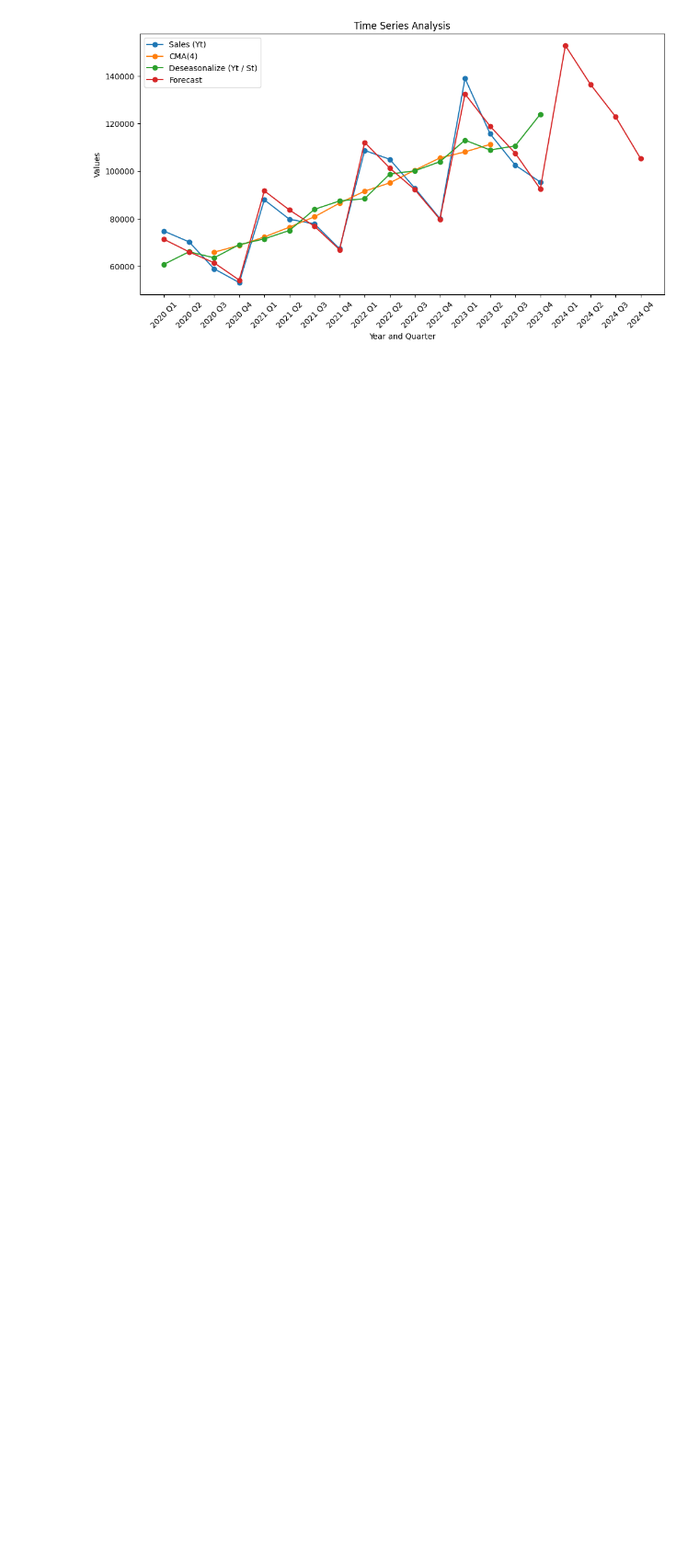
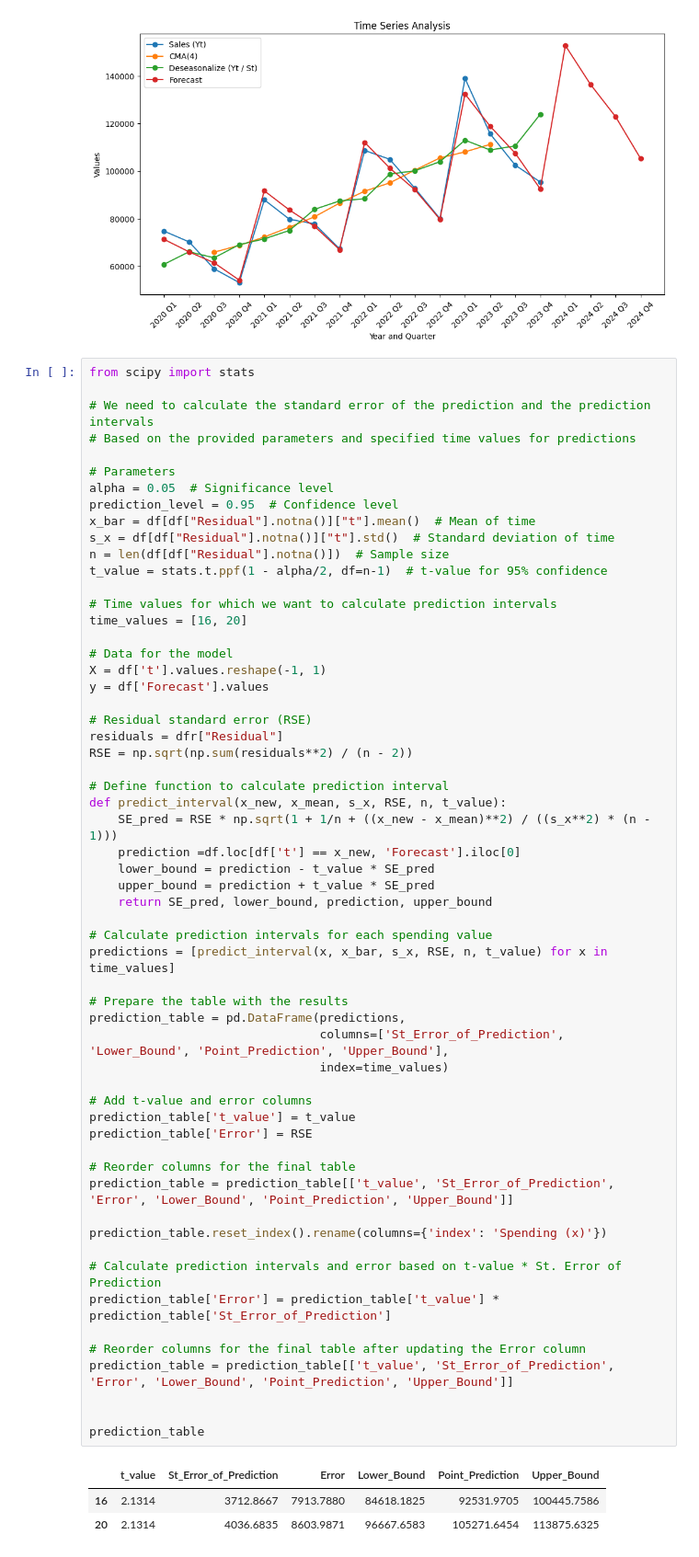
Before and after one commit to amkayhani/Statistics, a Jupyter notebook: Time_Series_Analysis.ipynb, the cells around one changed output. Shown at 92% size. Cells and saved outputs as stored; diff of their text form; blank space fills up the shorter version.

```diff
--- a/Time_Series_Analysis.ipynb
+++ b/Time_Series_Analysis.ipynb
@@ -580,3 +580,65 @@ plt.xticks(rotation=45)
 plt.show()
 # %% [output]
 [figure]
+# %%
+from scipy import stats
+
+# We need to calculate the standard error of the prediction and the prediction intervals
+# Based on the provided parameters and specified time values for predictions
+
+# Parameters
+alpha = 0.05  # Significance level
+prediction_level = 0.95  # Confidence level
+x_bar = df[df["Residual"].notna()]["t"].mean()  # Mean of time
+s_x = df[df["Residual"].notna()]["t"].std()  # Standard deviation of time
+n = len(df[df["Residual"].notna()])  # Sample size
+t_value = stats.t.ppf(1 - alpha/2, df=n-1)  # t-value for 95% confidence
+
+# Time values for which we want to calculate prediction intervals
+time_values = [16, 20]
+
+# Data for the model
+X = df['t'].values.reshape(-1, 1)
+y = df['Forecast'].values
+
+# Residual standard error (RSE)
+residuals = dfr["Residual"]
+RSE = np.sqrt(np.sum(residuals**2) / (n - 2))
+
+# Define function to calculate prediction interval
+def predict_interval(x_new, x_mean, s_x, RSE, n, t_value):
+    SE_pred = RSE * np.sqrt(1 + 1/n + ((x_new - x_mean)**2) / ((s_x**2) * (n - 1)))
+    prediction =df.loc[df['t'] == x_new, 'Forecast'].iloc[0]
+    lower_bound = prediction - t_value * SE_pred
+    upper_bound = prediction + t_value * SE_pred
+    return SE_pred, lower_bound, prediction, upper_bound
+
+# Calculate prediction intervals for each spending value
+predictions = [predict_interval(x, x_bar, s_x, RSE, n, t_value) for x in time_values]
+
+# Prepare the table with the results
+prediction_table = pd.DataFrame(predictions,
+                                columns=['St_Error_of_Prediction', 'Lower_Bound', 'Point_Prediction', 'Upper_Bound'],
+                                index=time_values)
+
+# Add t-value and error columns
+prediction_table['t_value'] = t_value
+prediction_table['Error'] = RSE
+
+# Reorder columns for the final table
+prediction_table = prediction_table[['t_value', 'St_Error_of_Prediction', 'Error', 'Lower_Bound', 'Point_Prediction', 'Upper_Bound']]
+
+prediction_table.reset_index().rename(columns={'index': 'Spending (x)'})
+
+# Calculate prediction intervals and error based on t-value * St. Error of Prediction
+prediction_table['Error'] = prediction_table['t_value'] * prediction_table['St_Error_of_Prediction']
+
+# Reorder columns for the final table after updating the Error column
+prediction_table = prediction_table[['t_value', 'St_Error_of_Prediction', 'Error', 'Lower_Bound', 'Point_Prediction', 'Upper_Bound']]
+
+
+prediction_table
+# %% [output]
+|  | t_value | St_Error_of_Prediction | Error | Lower_Bound | Point_Prediction | Upper_Bound |
+| 16 | 2.1314 | 3712.8667 | 7913.7880 | 84618.1825 | 92531.9705 | 100445.7586 |
+| 20 | 2.1314 | 4036.6835 | 8603.9871 | 96667.6583 | 105271.6454 | 113875.6325 |
```
Also changed, not shown: parts of 2 cells of this notebook.
